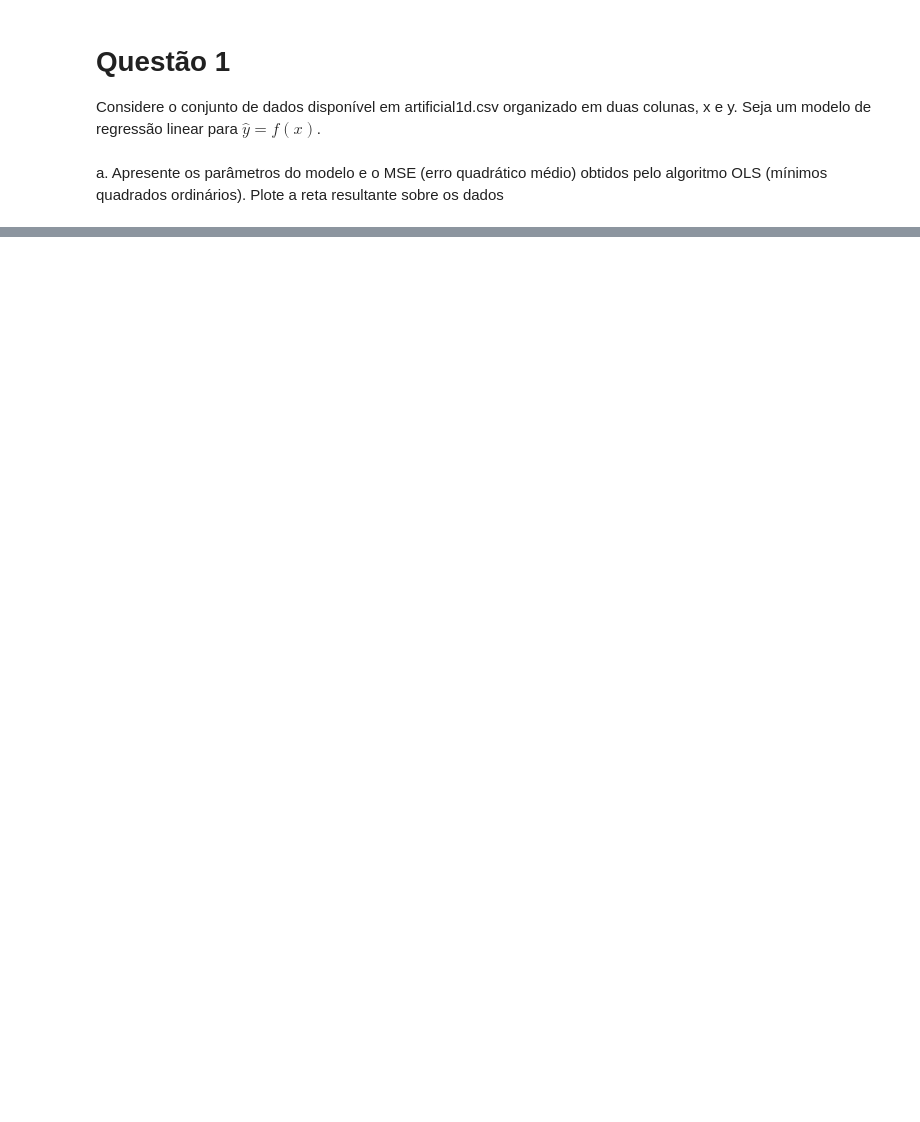
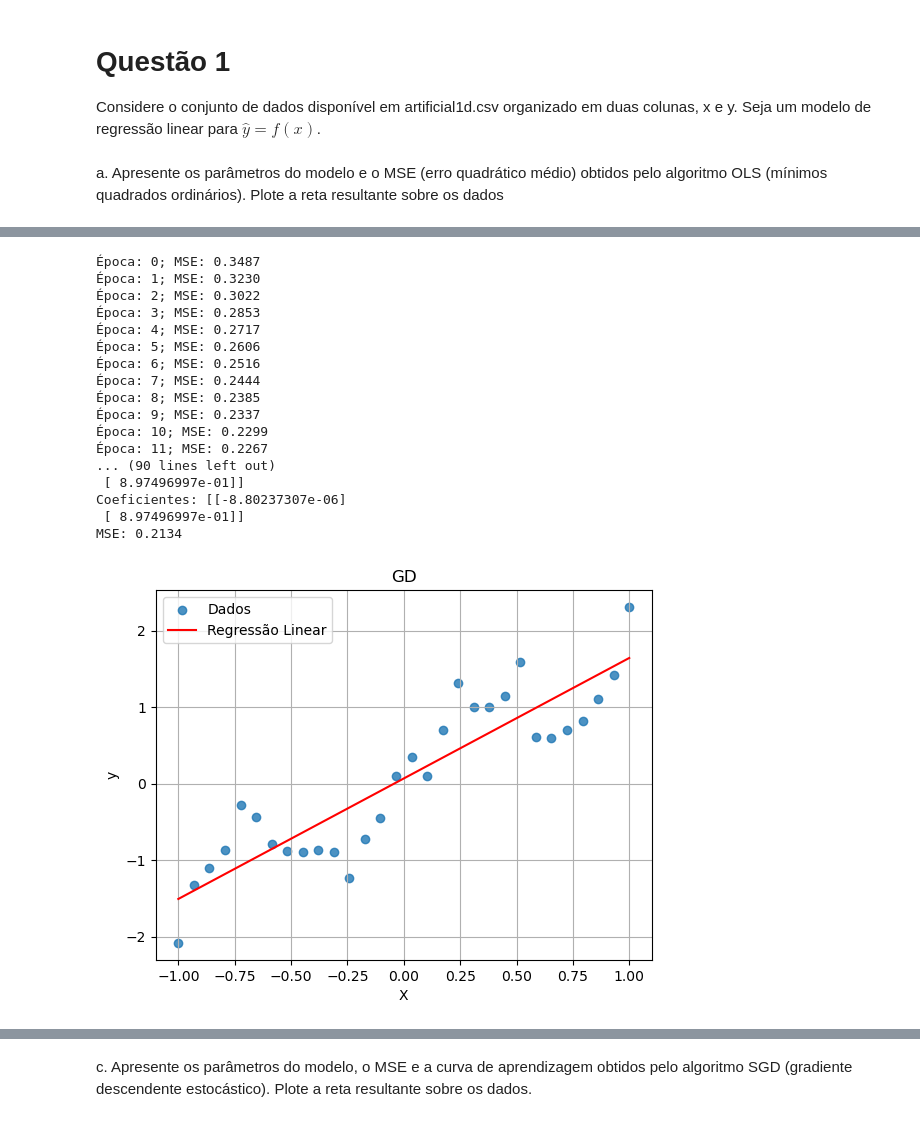
Before and after one commit to joao1pedro/CKP8277-AMA, a Jupyter notebook: Listas/lista_01/lista_01_ama/lista_01.ipynb, the cells around one changed output, grey strips where cells are left out. Cells and saved outputs as stored; diff of their text form; code cells hidden in the pictures; blank space fills up the shorter version.

```diff
--- a/Listas/lista_01/lista_01_ama/lista_01.ipynb
+++ b/Listas/lista_01/lista_01_ama/lista_01.ipynb
@@ -22,0 +84,41 @@ y = df[1].values
+# %%
+alpha = 1e-1
+w, losses, y_pred = gradient_descent(alpha, num_epochs, X, y)
+
+print(f"Coeficientes: {w}")
+print(f"MSE: {losses[-1]:.4f}")
+
+plt.scatter(X, y, label="Dados", alpha=0.8)
+plt.plot(X, y_pred, color='red', label="Regressão Linear")
+plt.xlabel("X")
+plt.ylabel("y")
+plt.title("GD")
+plt.legend()
+plt.grid(True)
+plt.show()
+
+plt.plot(losses)
+plt.title("Custo GD")
+plt.xlabel("Iterações")
+plt.ylabel("MSE")
+plt.grid(True)
+plt.show()
+# %% [output]
+Época: 0; MSE: 0.3487
+Época: 1; MSE: 0.3230
+Época: 2; MSE: 0.3022
+Época: 3; MSE: 0.2853
+Época: 4; MSE: 0.2717
+Época: 5; MSE: 0.2606
+Época: 6; MSE: 0.2516
+Época: 7; MSE: 0.2444
+Época: 8; MSE: 0.2385
+Época: 9; MSE: 0.2337
+Época: 10; MSE: 0.2299
+Época: 11; MSE: 0.2267
+... (90 lines left out)
+ [ 8.97496997e-01]]
+Coeficientes: [[-8.80237307e-06]
+ [ 8.97496997e-01]]
+MSE: 0.2134
+[figure, added]
@@ -22,0 +126,2 @@ y = df[1].values
+# %% [markdown]
+c. Apresente os parâmetros do modelo, o MSE e a curva de aprendizagem obtidos pelo algoritmo SGD (gradiente descendente estocástico). Plote a reta resultante sobre os dados.
```
Also changed, not shown: parts of 10 cells of this notebook.
